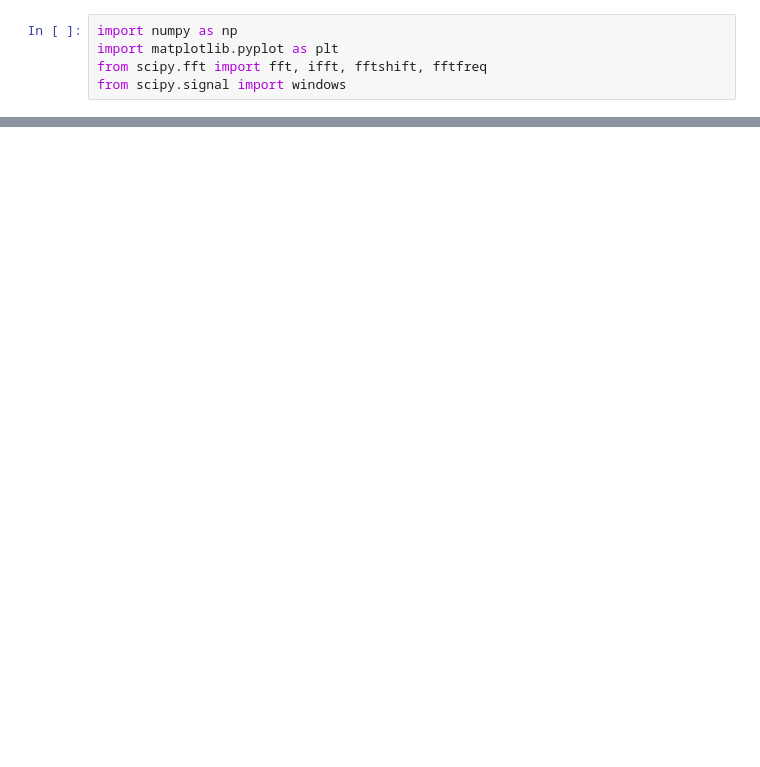
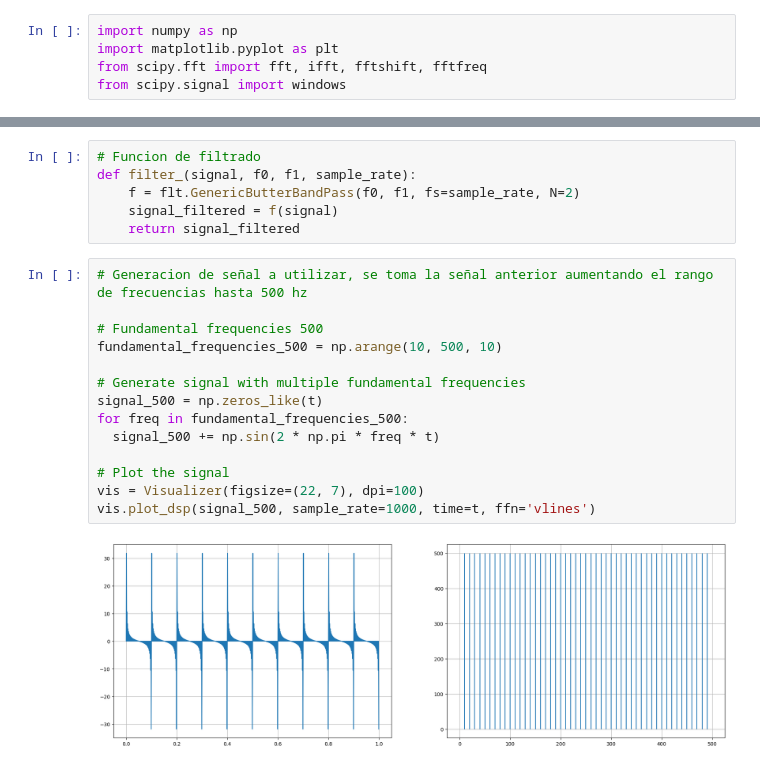
Before and after one commit to Yomunozs/Procesamiento_Digital_de_Senales, a Jupyter notebook: PDS_simulacion_filtros_20_11_2024.ipynb, the cells around one changed output, grey strips where cells are left out. Drawn from its saved outputs; the diff is of its cells as text; blank space fills up the shorter version.

```diff
--- a/PDS_simulacion_filtros_20_11_2024.ipynb
+++ b/PDS_simulacion_filtros_20_11_2024.ipynb
@@ -119,0 +138,22 @@ plt.show()
+# %%
+# Funcion de filtrado
+def filter_(signal, f0, f1, sample_rate):
+    f = flt.GenericButterBandPass(f0, f1, fs=sample_rate, N=2)
+    signal_filtered = f(signal)
+    return signal_filtered
+# %%
+# Generacion de señal a utilizar, se toma la señal anterior aumentando el rango de frecuencias hasta 500 hz
+
+# Fundamental frequencies 500
+fundamental_frequencies_500 = np.arange(10, 500, 10)
+
+# Generate signal with multiple fundamental frequencies
+signal_500 = np.zeros_like(t)
+for freq in fundamental_frequencies_500:
+  signal_500 += np.sin(2 * np.pi * freq * t)
+
+# Plot the signal
+vis = Visualizer(figsize=(22, 7), dpi=100)
+vis.plot_dsp(signal_500, sample_rate=1000, time=t, ffn='vlines')
+# %% [output]
+[figure, added]
```
Also changed, not shown: parts of 10 cells of this notebook.
